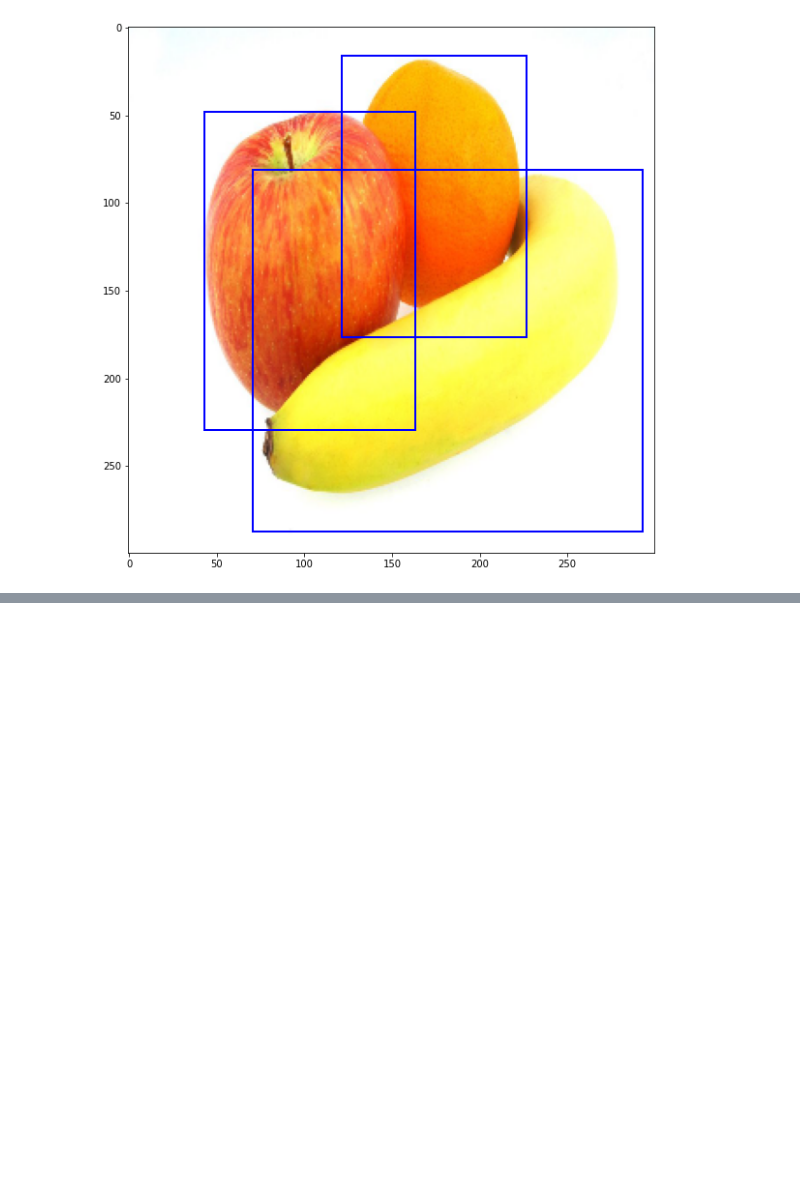
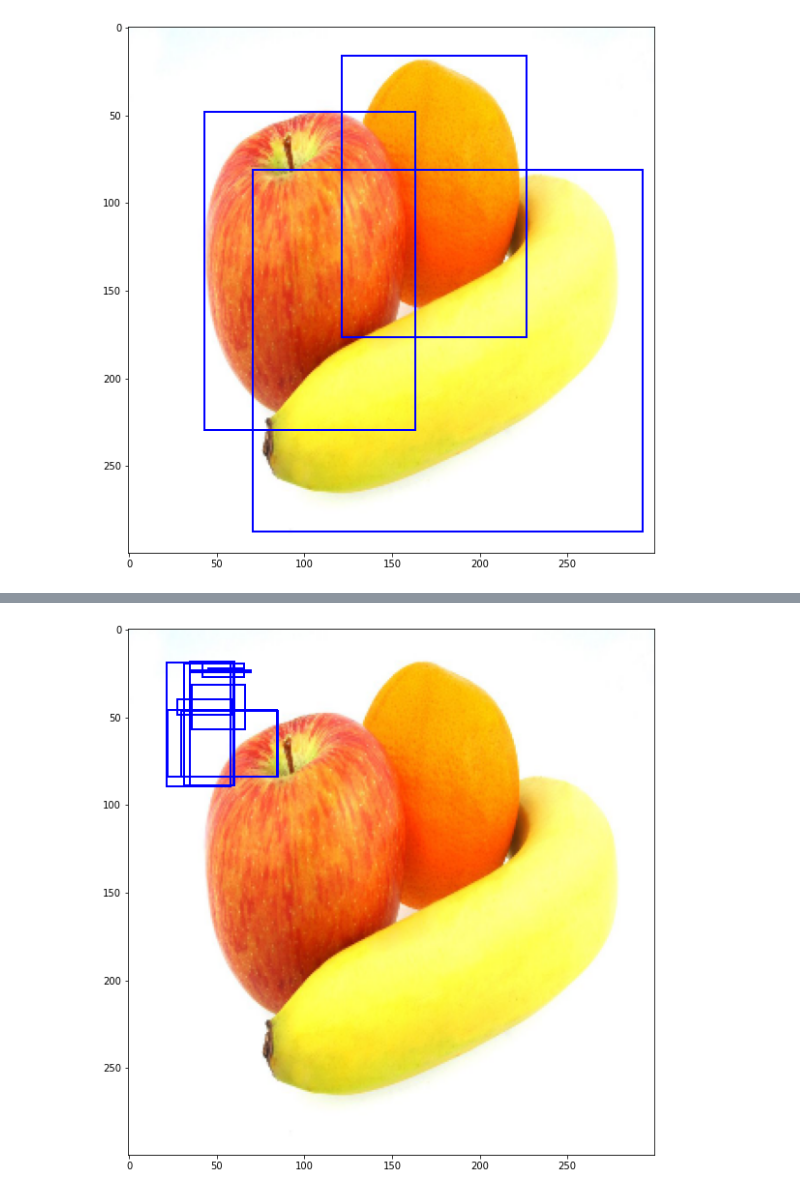
Before and after one commit to pear2jam/notebooks, a Jupyter notebook: fruits_detection.ipynb, the cells around one changed output, grey strips where cells are left out. Saved outputs shown, nothing was run; the diff lists cells and outputs as text; code cells hidden in the pictures; blank space fills up the shorter version.

```diff
--- a/fruits_detection.ipynb
+++ b/fruits_detection.ipynb
@@ -220,7 +220,7 @@ print((time.time()-st)/10)
 # %%
 class Detection_boxes(torch.nn.Module):
   def __init__(self):
-    super(Detection_boxes, self).__init___()
+    super(Detection_boxes, self).__init__()
 
     self.conv4_3 = nn.Conv2d(512, 4*4, kernel_size = 3, padding = 1)
     self.conv7 = nn.Conv2d(1024, 6*4, kernel_size = 3, padding = 1)
@@ -240,12 +240,12 @@ class Detection_boxes(torch.nn.Module):
     pred10_2 = self.conv10_2(map10_2)
     pred11_2 = self.conv11_2(map11_2)
 
-    pred4_3 = pred4_3.permute(0, 2, 3, 1).contuguous().view(batch_size, -1, 4)
-    pred7 = pred7.permute(0, 2, 3, 1).contuguous().view(batch_size, -1, 4)
-    pred8_2 = pred8_2.permute(0, 2, 3, 1).contuguous().view(batch_size, -1, 4)
-    pred9_2 = pred9_2.permute(0, 2, 3, 1).contuguous().view(batch_size, -1, 4)
-    pred10_2 = pred10_2.permute(0, 2, 3, 1).contuguous().view(batch_size, -1, 4)
-    pred11_2 = pred11_2.permute(0, 2, 3, 1).contuguous().view(batch_size, -1, 4)
+    pred4_3 = pred4_3.permute(0, 2, 3, 1).contiguous().view(batch_size, -1, 4)
+    pred7 = pred7.permute(0, 2, 3, 1).contiguous().view(batch_size, -1, 4)
+    pred8_2 = pred8_2.permute(0, 2, 3, 1).contiguous().view(batch_size, -1, 4)
+    pred9_2 = pred9_2.permute(0, 2, 3, 1).contiguous().view(batch_size, -1, 4)
+    pred10_2 = pred10_2.permute(0, 2, 3, 1).contiguous().view(batch_size, -1, 4)
+    pred11_2 = pred11_2.permute(0, 2, 3, 1).contiguous().view(batch_size, -1, 4)
 
     boxes_pred = torch.cat([pred4_3, pred7, pred8_2, pred9_2, pred10_2, pred11_2], axis = 1)
     return boxes_pred
@@ -285,0 +288,9 @@ class Classes_regression(torch.nn.Module):
+# %%
+conv7_res, conv4_3_res = VGG()(img.view(1, 3, 300, 300))
+conv8_2_res, conv9_2_res, conv10_2_res, conv11_2_res = Auxiliairy_layers()(conv7_res)
+
+boxes_pred = Detection_boxes()(conv4_3_res, conv7_res, conv8_2_res, conv9_2_res, conv10_2_res, conv11_2_res)
+classes_pred = Classes_regression(3)(conv4_3_res, conv7_res, conv8_2_res, conv9_2_res, conv10_2_res, conv11_2_res)
+
+print(boxes_pred.shape)
+print(classes_pred.shape)
@@ -285,0 +365,10 @@ class Classes_regression(torch.nn.Module):
+# %%
+fig, ax = plt.subplots(1, 1, figsize=(14, 10))
+boxes = nn.Sigmoid()(boxes_pred[0]*100)*100
+for i in range(10):
+  w, h = boxes[i][2] - boxes[i][0], boxes[i][3] - boxes[i][1]
+  rect = patches.Rectangle((boxes[i][0], boxes[i][1]), w, h, linewidth=2, facecolor='none', edgecolor='b')
+  ax.add_patch(rect)
+  ax.imshow(img.permute(1, 2, 0))
+# %% [output]
+[figure, added]
```
Also changed, not shown: parts of 14 cells of this notebook.
